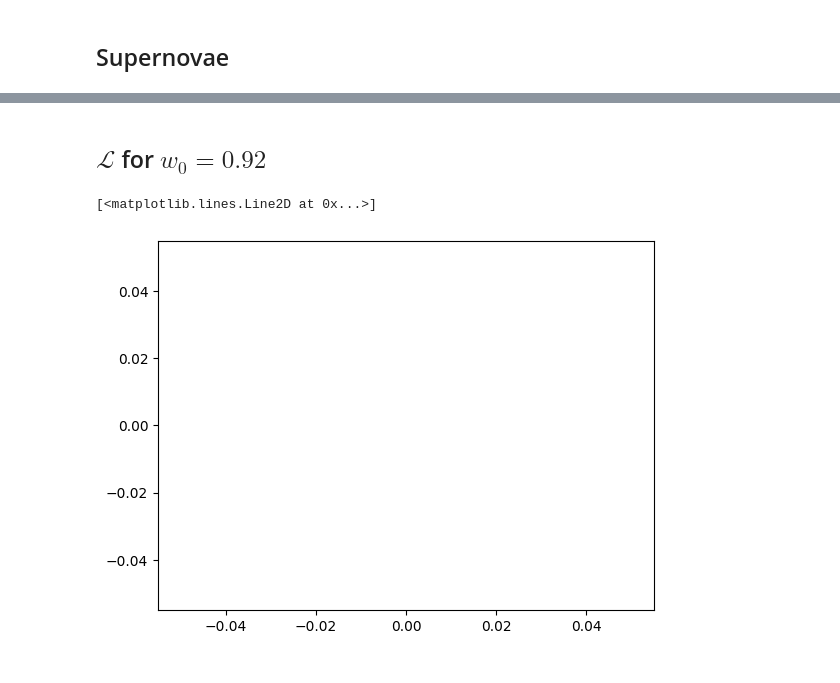
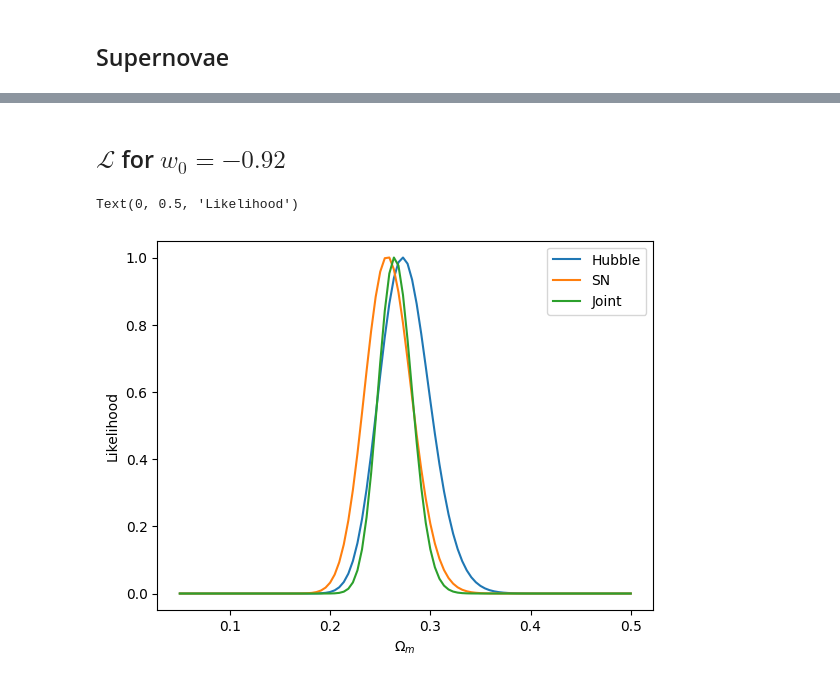
Before and after one commit to Parracho/IE, a Jupyter notebook: Project/Code/paper.ipynb, the cells around one changed output, grey strips where cells are left out. Saved outputs shown, nothing was run; the diff lists cells and outputs as text; code cells hidden in the pictures.

```diff
--- a/Project/Code/paper.ipynb
+++ b/Project/Code/paper.ipynb
@@ -379,7 +444,7 @@ for j in range(len(w0)):
 ##Type Ia
 w0=np.linspace(-2,0,100)
 E_model=np.zeros(len(w0))
-omegam=0.27
+omegam=avg_omega_m_1sigma_sn
 chisquare_snw0=np.zeros(len(w0))
 #delta_chisquare_sn=np.zeros((len(w0),len(w0)))
 #likelihood_sn=np.zeros((len(w0),len(w0)))
@@ -425,7 +507,7 @@ plt.plot(w0,lik_jw0)
 ## Hubble
 # %%
 ##Hubble
-w_0=0.92
+w_0=avg_w0_1sigma_hubble
 omega_m=np.linspace(0.05,0.5,len(w0))
 E_model=np.zeros(len(w0))
 chisquare_hubbleOm=np.zeros(len(w0))
@@ -450,7 +532,7 @@ for k in range(len(omega_m)):
 ## Supernovae
 # %%
 ##Type Ia
-w_0=0.92
+w_0=avg_w0_1sigma_sn
 E_model=np.zeros(len(w0))
 omega_m=np.linspace(0.05,0.5,len(w0))
 chisquare_snOm=np.zeros(len(w0))
@@ -495,2 +554,2 @@ print(chisquare_hubbleOm)
 # %% [markdown]
-## $\mathcal{L}$ for $w_0=0.92$
+## $\mathcal{L}$ for $w_0=-0.92$
@@ -499,11 +556,14 @@ chi_square_jointOm=chisquare_hubbleOm+chisquare_snOm
 # %%
-lik_hOm=min_max_scaling(np.exp(-chisquare_hubbleOm/2))
-lik_snOm=min_max_scaling(np.exp(-chisquare_snOm/2))
-lik_jOm=min_max_scaling(np.exp(-chi_square_jointOm/2))
+lik_hOm=min_max_scaling(np.exp(-1/2*chisquare_hubbleOm))
+lik_snOm=min_max_scaling((1/(abs(mt.sqrt(np.linalg.det(cov_matrix)))*(2*mt.pi)**(N_sn/2)))*np.exp(-chisquare_snOm/2))
+lik_jOm=min_max_scaling(list(map(operator.mul, lik_hOm, lik_snOm)))
 # %%
 plt.plot(omega_m,lik_hOm)
 plt.plot(omega_m,lik_snOm)
 plt.plot(omega_m,lik_jOm)
+plt.legend(["Hubble","SN","Joint"])
+plt.xlabel(r"$\Omega_m$")
+plt.ylabel(r"Likelihood")
 # %% [output]
-[<matplotlib.lines.Line2D at 0x...>]
+Text(0, 0.5, 'Likelihood')
-[figure, old version]
+[figure, new version]
```
Also changed, not shown: parts of 21 cells of this notebook.
